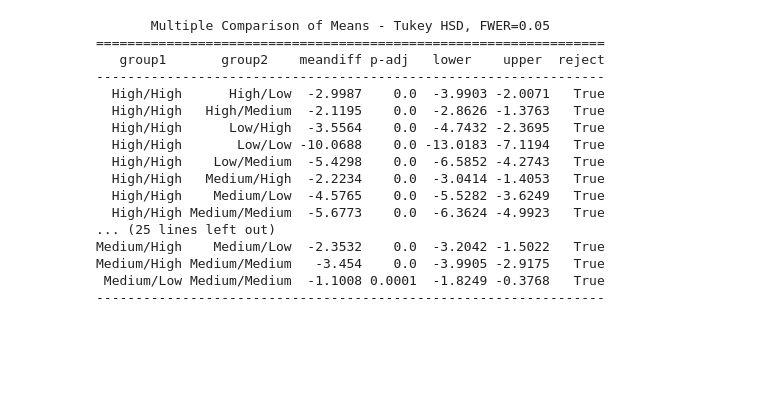
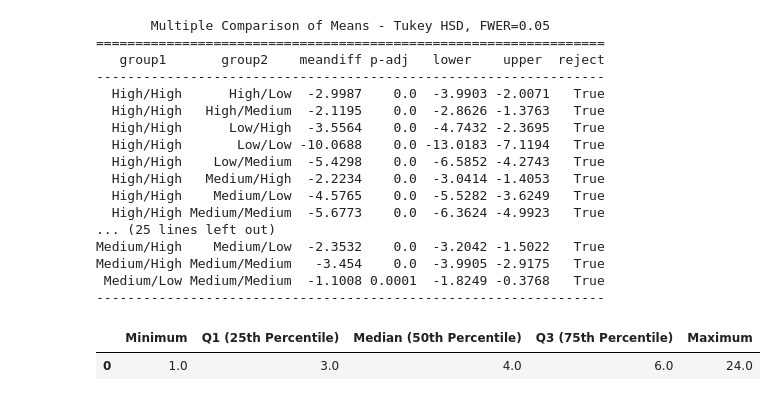
Before and after one commit to hiepxuanho/MSU-Project1, a Jupyter notebook: fifa21.ipynb, the cells around one changed output. Cells and saved outputs as stored; diff of their text form; code cells hidden in the pictures; blank space fills up the shorter version.

```diff
--- a/fifa21.ipynb
+++ b/fifa21.ipynb
@@ -228,0 +234,26 @@ Medium/High Medium/Medium   -3.454    0.0  -3.9905 -2.9175   True
+# %%
+#Calculate the Analysis
+minimum_2 = contract_df_clean['contract length'].min()
+Q1_2 = contract_df_clean['contract length'].quantile(0.25)
+median_2 = contract_df_clean['contract length'].median()
+Q3_2 = contract_df_clean['contract length'].quantile(0.75)
+maximum_2 = contract_df_clean['contract length'].max()
+
+#Create a dictionary for the DFs
+
+analysis_of_contract = {
+    'Minimum': minimum_2,
+    'Q1 (25th Percentile)': Q1_2,
+    'Median (50th Percentile)': median_2,
+    'Q3 (75th Percentile)': Q3_2,
+    'Maximum': maximum_2
+}
+
+# Create a DataFrame from the dictionary
+analysis_of_contract_df = pd.DataFrame(analysis_of_contract, index=[0])
+
+# Display the DataFrame
+display(analysis_of_contract_df)
+# %% [output]
+|  | Minimum | Q1 (25th Percentile) | Median (50th Percentile) | Q3 (75th Percentile) | Maximum |
+| 0 | 1.0 | 3.0 | 4.0 | 6.0 | 24.0 |
```
Also changed, not shown: parts of 3 cells of this notebook.
